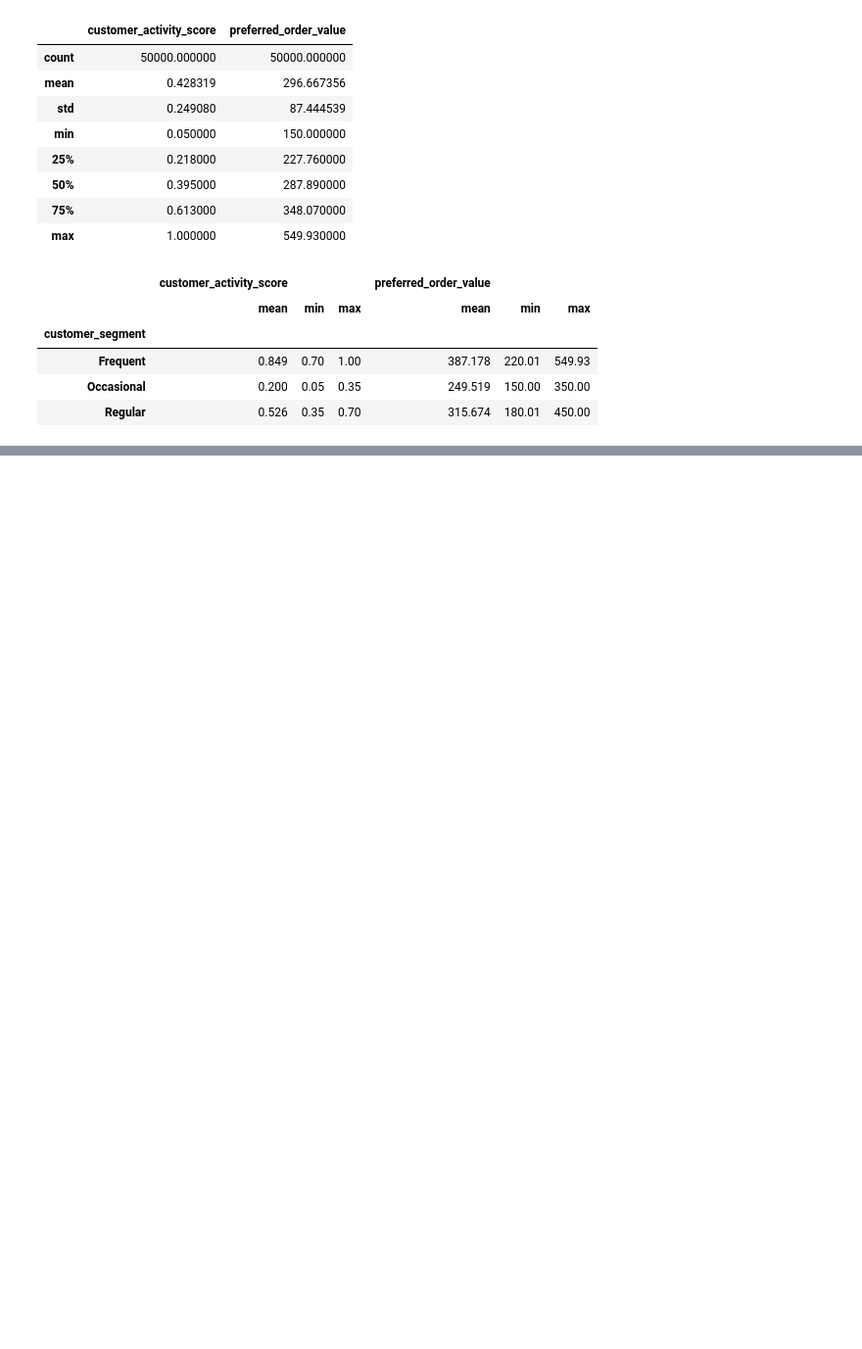
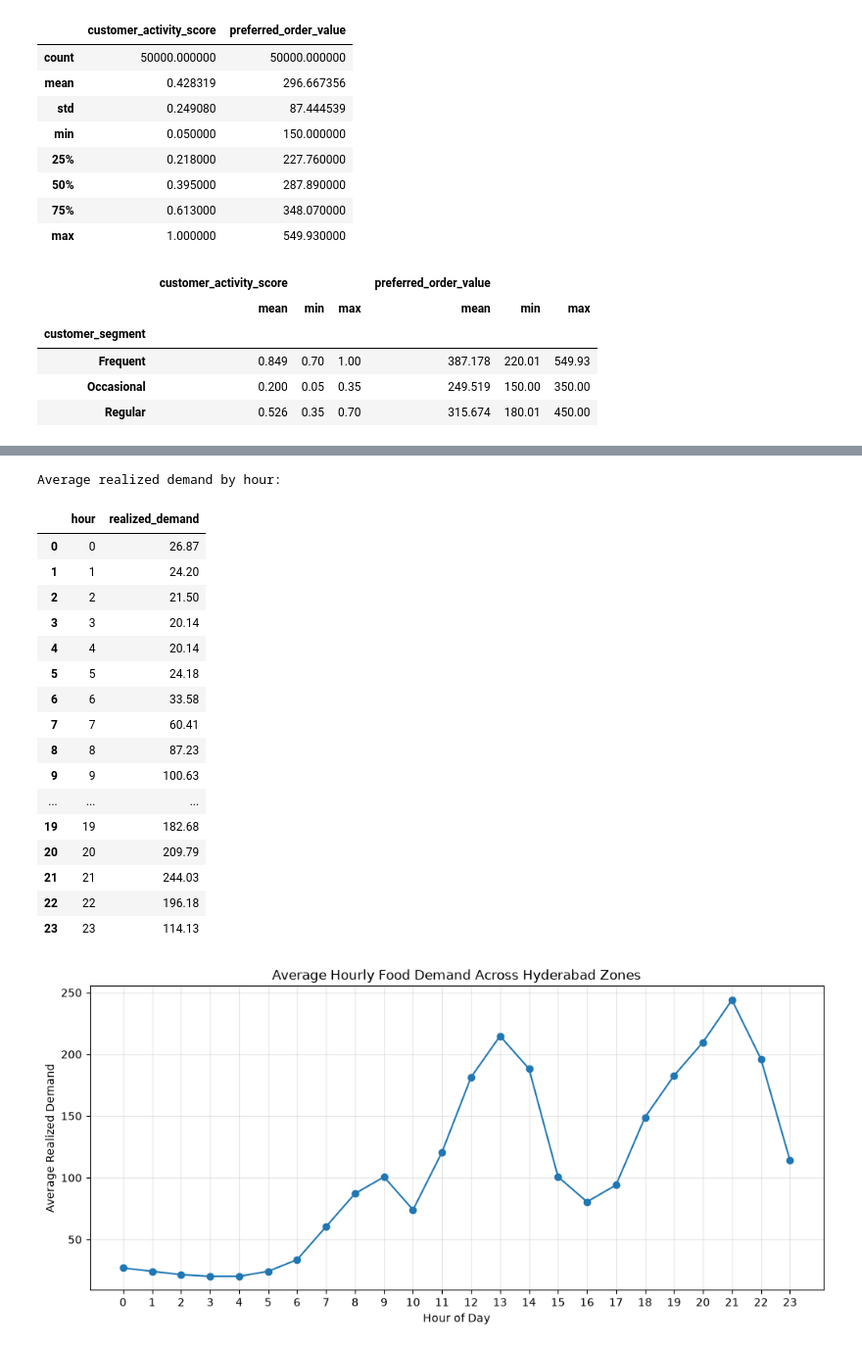
Before and after one commit to Venkatpotla33/AI-Enhanced-Hyperlocal-Food-Demand-Forecasting, a Jupyter notebook: notebooks/01_data_generation.ipynb, the cells around one changed output, grey strips where cells are left out. Shown at 98% size. Saved outputs shown, nothing was run; the diff lists cells and outputs as text; code cells hidden in the pictures; blank space fills up the shorter version.

```diff
--- a/notebooks/01_data_generation.ipynb
+++ b/notebooks/01_data_generation.ipynb
@@ -244,0 +448,57 @@ segment_behavior
+# %%
+# ============================================================
+# HOURLY DEMAND PATTERN ANALYSIS
+# ============================================================
+
+import matplotlib.pyplot as plt
+
+# Calculate average realized demand by hour
+hourly_demand = (
+    demand_df
+    .groupby("hour")["realized_demand"]
+    .mean()
+    .reset_index()
+)
+
+# Display summary
+print("Average realized demand by hour:")
+display(
+    hourly_demand.round(2)
+)
+
+# Plot hourly demand pattern
+plt.figure(figsize=(12, 5))
+
+plt.plot(
+    hourly_demand["hour"],
+    hourly_demand["realized_demand"],
+    marker="o"
+)
+
+plt.title("Average Hourly Food Demand Across Hyderabad Zones")
+plt.xlabel("Hour of Day")
+plt.ylabel("Average Realized Demand")
+plt.xticks(range(24))
+plt.grid(True, alpha=0.3)
+
+plt.show()
+# %% [output]
+Average realized demand by hour:
+|  | hour | realized_demand |
+| 0 | 0 | 26.87 |
+| 1 | 1 | 24.20 |
+| 2 | 2 | 21.50 |
+| 3 | 3 | 20.14 |
+| 4 | 4 | 20.14 |
+| 5 | 5 | 24.18 |
+| 6 | 6 | 33.58 |
+| 7 | 7 | 60.41 |
+| 8 | 8 | 87.23 |
+| 9 | 9 | 100.63 |
+| ... | ... | ... |
+| 19 | 19 | 182.68 |
+| 20 | 20 | 209.79 |
+| 21 | 21 | 244.03 |
+| 22 | 22 | 196.18 |
+| 23 | 23 | 114.13 |
+[figure, added]
```
Also changed, not shown: parts of 10 cells of this notebook, 2 other files.
